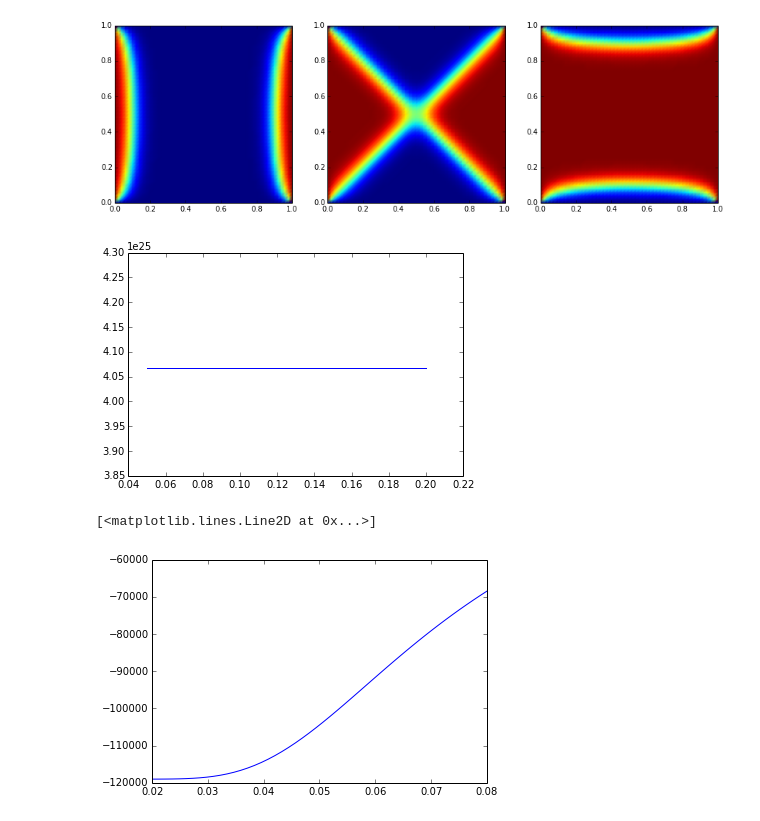
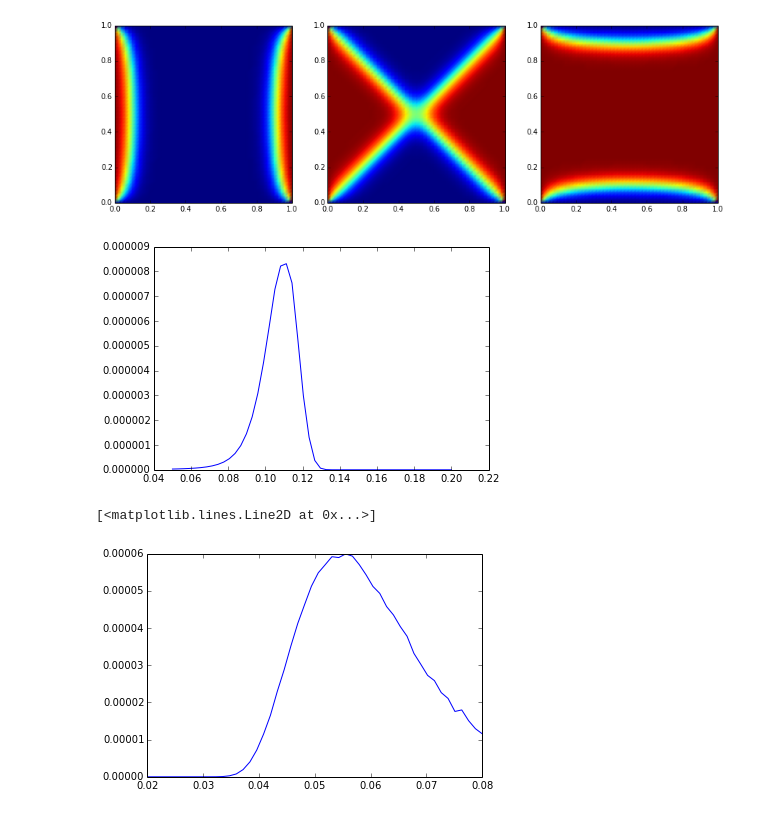
Before and after one commit to jcockayne/bayesian_pdes, a Jupyter notebook: notebooks/Allen-Cahn.ipynb, the cells around one changed output. Cells and saved outputs as stored; diff of their text form; code cells hidden in the pictures.

```diff
--- a/notebooks/Allen-Cahn.ipynb
+++ b/notebooks/Allen-Cahn.ipynb
@@ -22,16 +22,16 @@ The Cython extension is already loaded. To reload it, use:
 The mcmc extension is already loaded. To reload it, use:
   %reload_ext mcmc
 # %%
-n_pts = 80
+n_pts = 5
 n_bdy = 5
 seed = 1
 np.random.seed(seed)
 noise_variance = 1e-2
 
 # NB including both sample_ls and use_fem is pointless since the ls has no impact in this case
-sample_ls = False
+sample_ls = True
 
-use_fem = True
+use_fem = False
 fem_mesh_size = 50
 # %%
 x, y = np.mgrid[0:1:n_bdy*1j, 0:1:n_bdy*1j]
@@ -485,9 +485,9 @@ delta_min = 0.02
 delta_max = 0.15
 
 def delta_log_prior(delta):
-    if delta[1] < delta_max and delta[1] > delta_min and delta[2] > 0:
-        return 0.
-    return -np.inf
+    if delta[1] > delta_max or delta[1] < delta_min:
+        return -np.inf
+    return scipy.stats.halfcauchy.logpdf(delta[2])
 
 #prev_delta = (delta_max + delta_min) / 2.
 prev_delta = 0.04
@@ -540,15 +540,15 @@ plot(cur_solutions[2])
 # %%
 length_scales = np.linspace(0.05, 0.2)
 likelihoods = np.empty_like(length_scales)
 for i, ls in enumerate(length_scales):
     try:
-        likelihoods[i] = likelihood(np.array([1, 0.04, ls]))
+        likelihoods[i] = likelihood(np.array([1, 0.04, ls])) + delta_log_prior([1, 0.04, ls])
     except Exception as ex:
         break
 plt.plot(length_scales, np.exp(likelihoods))
 opt_ls = length_scales[np.argmax(likelihoods)]
 # %% [output]
-[figure, old version]
+[figure, new version]
 # %%
 deltas = np.linspace(delta_min, 0.08, 50)
 likelihoods = np.empty_like(deltas)
@@ -557,9 +557,8 @@ for i, delta in enumerate(deltas):
 # %%
-#plt.plot(deltas, np.exp(likelihoods))
-plt.plot(deltas, likelihoods)
+plt.plot(deltas, np.exp(likelihoods))
 # %% [output]
 [<matplotlib.lines.Line2D at 0x...>]
-[figure, old version]
+[figure, new version]
 # %%
 samples = mcmc.rwm(n_iter, propose, likelihood, delta_log_prior, np.array([0, 0.04, opt_ls]))
 # %%
```
Also changed, not shown: parts of 8 cells of this notebook, 6 other files.
